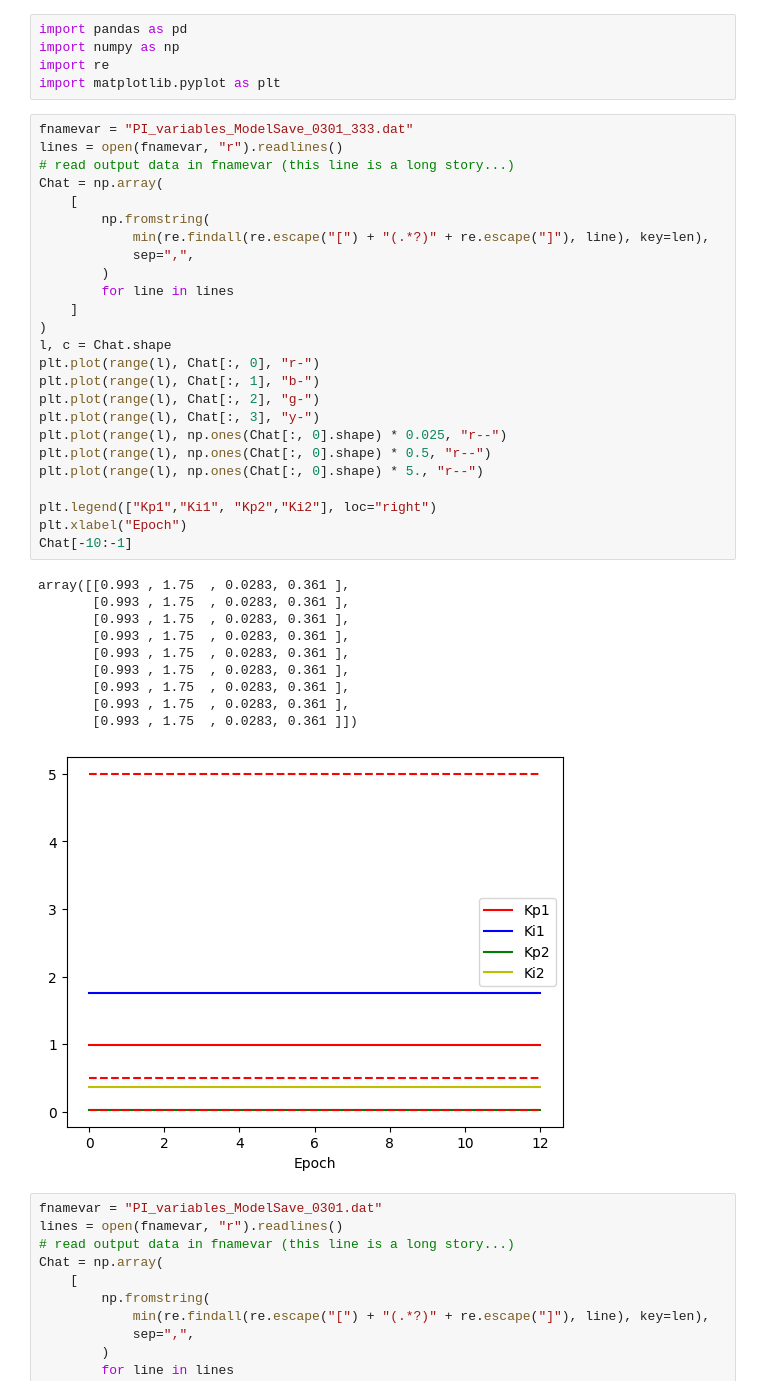
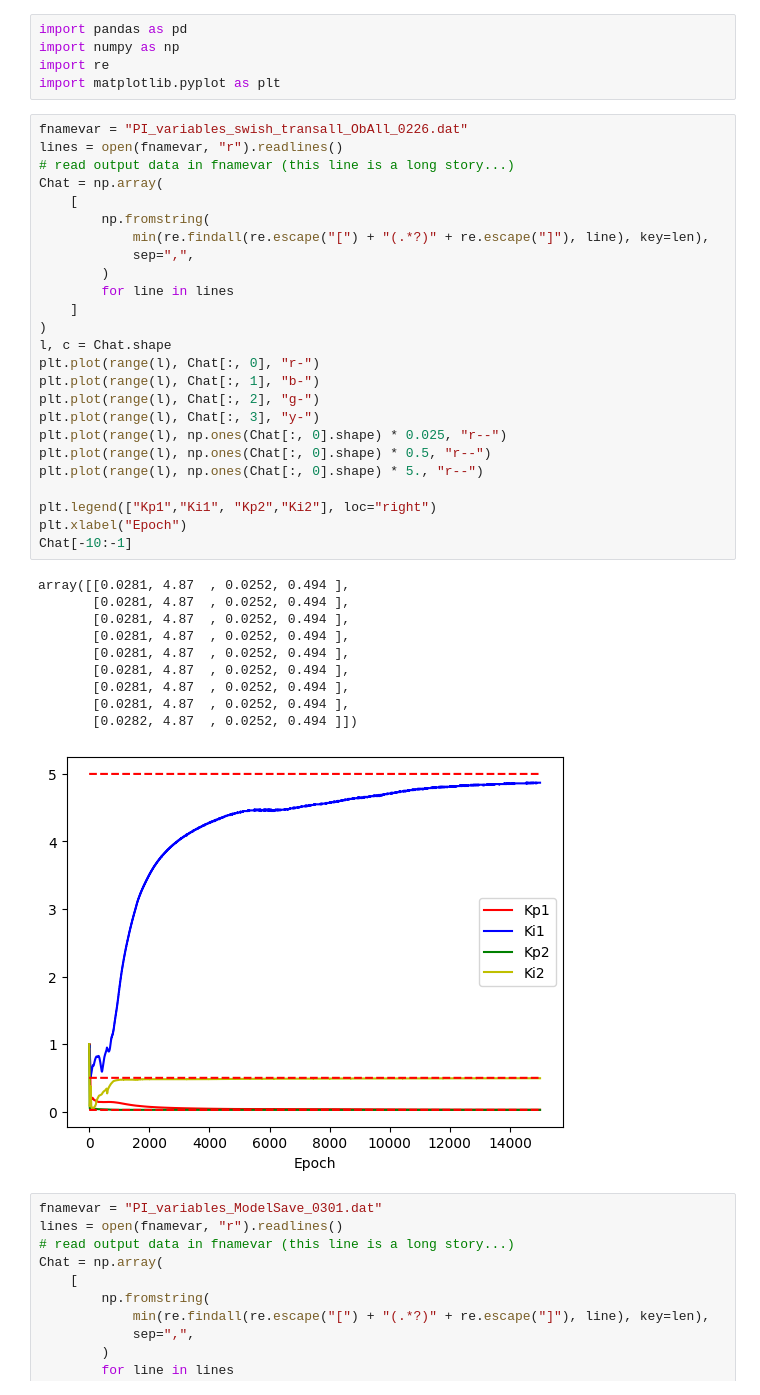
Before and after one commit to SchenLikun/PINNforMicrogrid, a Jupyter notebook: 画图及读取数据.ipynb, the cells around one changed output. Drawn from its saved outputs; the diff is of its cells as text.

Commit message:
tanh to swish, only swish works

```diff
--- a/画图及读取数据.ipynb
+++ b/画图及读取数据.ipynb
@@ -4,41 +4,41 @@ import numpy as np
 import re
 import matplotlib.pyplot as plt
 # %%
-fnamevar = "PI_variables_ModelSave_0301_333.dat"
+fnamevar = "PI_variables_swish_transall_ObAll_0226.dat"
 lines = open(fnamevar, "r").readlines()
 # read output data in fnamevar (this line is a long story...)
 Chat = np.array(
     [
         np.fromstring(
             min(re.findall(re.escape("[") + "(.*?)" + re.escape("]"), line), key=len),
             sep=",",
         )
         for line in lines
     ]
 )
 l, c = Chat.shape
 plt.plot(range(l), Chat[:, 0], "r-")
 plt.plot(range(l), Chat[:, 1], "b-")
 plt.plot(range(l), Chat[:, 2], "g-")
 plt.plot(range(l), Chat[:, 3], "y-")
 plt.plot(range(l), np.ones(Chat[:, 0].shape) * 0.025, "r--")
 plt.plot(range(l), np.ones(Chat[:, 0].shape) * 0.5, "r--")
 plt.plot(range(l), np.ones(Chat[:, 0].shape) * 5., "r--")
 
 plt.legend(["Kp1","Ki1", "Kp2","Ki2"], loc="right")
 plt.xlabel("Epoch")
 Chat[-10:-1]
 # %% [output]
-array([[0.993 , 1.75  , 0.0283, 0.361 ],
-       [0.993 , 1.75  , 0.0283, 0.361 ],
-       [0.993 , 1.75  , 0.0283, 0.361 ],
-       [0.993 , 1.75  , 0.0283, 0.361 ],
-       [0.993 , 1.75  , 0.0283, 0.361 ],
-       [0.993 , 1.75  , 0.0283, 0.361 ],
-       [0.993 , 1.75  , 0.0283, 0.361 ],
-       [0.993 , 1.75  , 0.0283, 0.361 ],
-       [0.993 , 1.75  , 0.0283, 0.361 ]])
+array([[0.0281, 4.87  , 0.0252, 0.494 ],
+       [0.0281, 4.87  , 0.0252, 0.494 ],
+       [0.0281, 4.87  , 0.0252, 0.494 ],
+       [0.0281, 4.87  , 0.0252, 0.494 ],
+       [0.0281, 4.87  , 0.0252, 0.494 ],
+       [0.0281, 4.87  , 0.0252, 0.494 ],
+       [0.0281, 4.87  , 0.0252, 0.494 ],
+       [0.0281, 4.87  , 0.0252, 0.494 ],
+       [0.0282, 4.87  , 0.0252, 0.494 ]])
-[figure, old version]
+[figure, new version]
 # %%
 fnamevar = "PI_variables_ModelSave_0301.dat"
 lines = open(fnamevar, "r").readlines()
```
Also changed, not shown: parts of 2 cells of this notebook, 1 other file.
